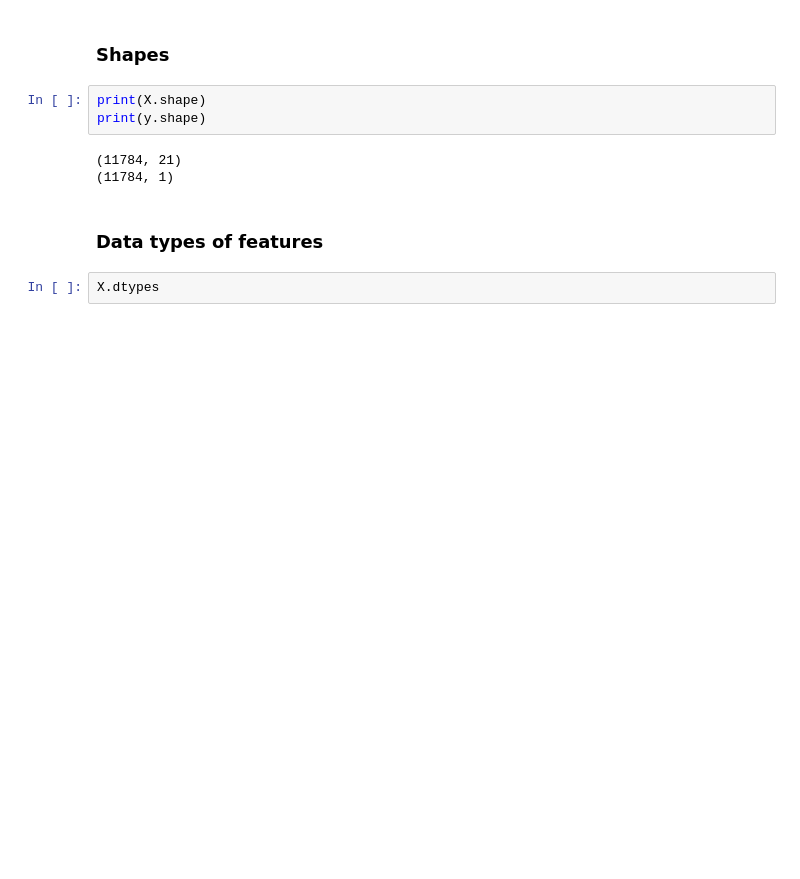
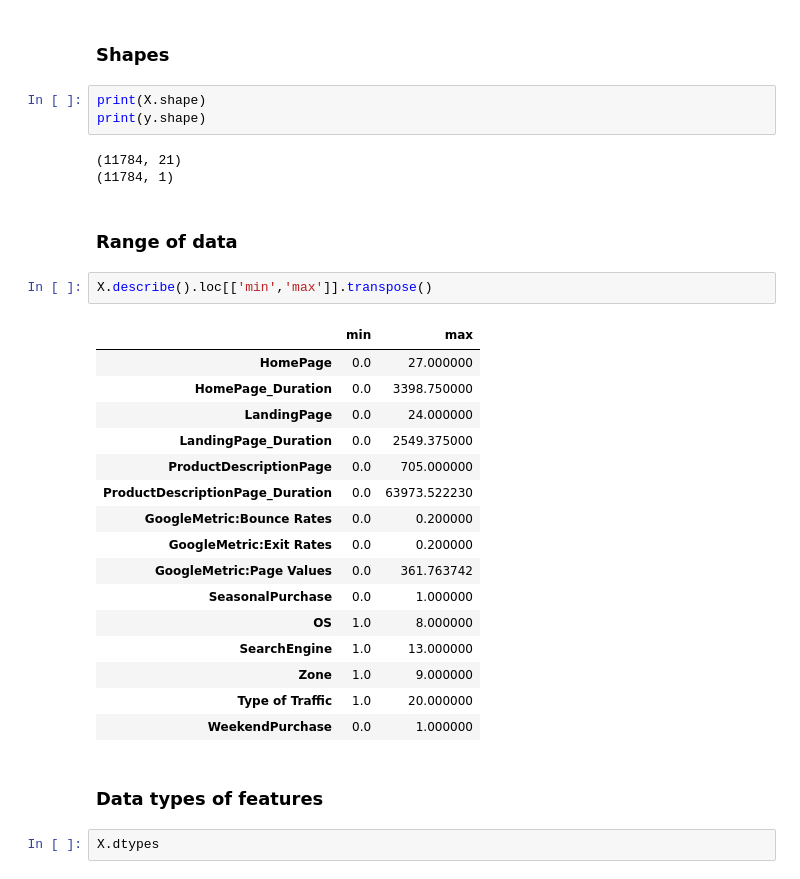
Before and after one commit to Nailsonseat/E-commerce-Shopper-s-Behaviour-Understanding, a Jupyter notebook: Final Notebook.ipynb, the cells around one changed output. Drawn from its saved outputs; the diff is of its cells as text; blank space fills up the shorter version.

Commit message:
added target variable and data range section

```diff
--- a/Final Notebook.ipynb
+++ b/Final Notebook.ipynb
@@ -57,6 +69,27 @@ print(y.shape)
 # %% [output]
 (11784, 21)
 (11784, 1)
+# %% [markdown]
+### Range of data
+# %%
+X.describe().loc[['min','max']].transpose()
+# %% [output]
+|  | min | max |
+| HomePage | 0.0 | 27.000000 |
+| HomePage_Duration | 0.0 | 3398.750000 |
+| LandingPage | 0.0 | 24.000000 |
+| LandingPage_Duration | 0.0 | 2549.375000 |
+| ProductDescriptionPage | 0.0 | 705.000000 |
+| ProductDescriptionPage_Duration | 0.0 | 63973.522230 |
+| GoogleMetric:Bounce Rates | 0.0 | 0.200000 |
+| GoogleMetric:Exit Rates | 0.0 | 0.200000 |
+| GoogleMetric:Page Values | 0.0 | 361.763742 |
+| SeasonalPurchase | 0.0 | 1.000000 |
+| OS | 1.0 | 8.000000 |
+| SearchEngine | 1.0 | 13.000000 |
+| Zone | 1.0 | 9.000000 |
+| Type of Traffic | 1.0 | 20.000000 |
+| WeekendPurchase | 0.0 | 1.000000 |
 # %% [markdown]
 ### Data types of features
 # %%
```
Also changed, not shown: parts of 5 cells of this notebook.
